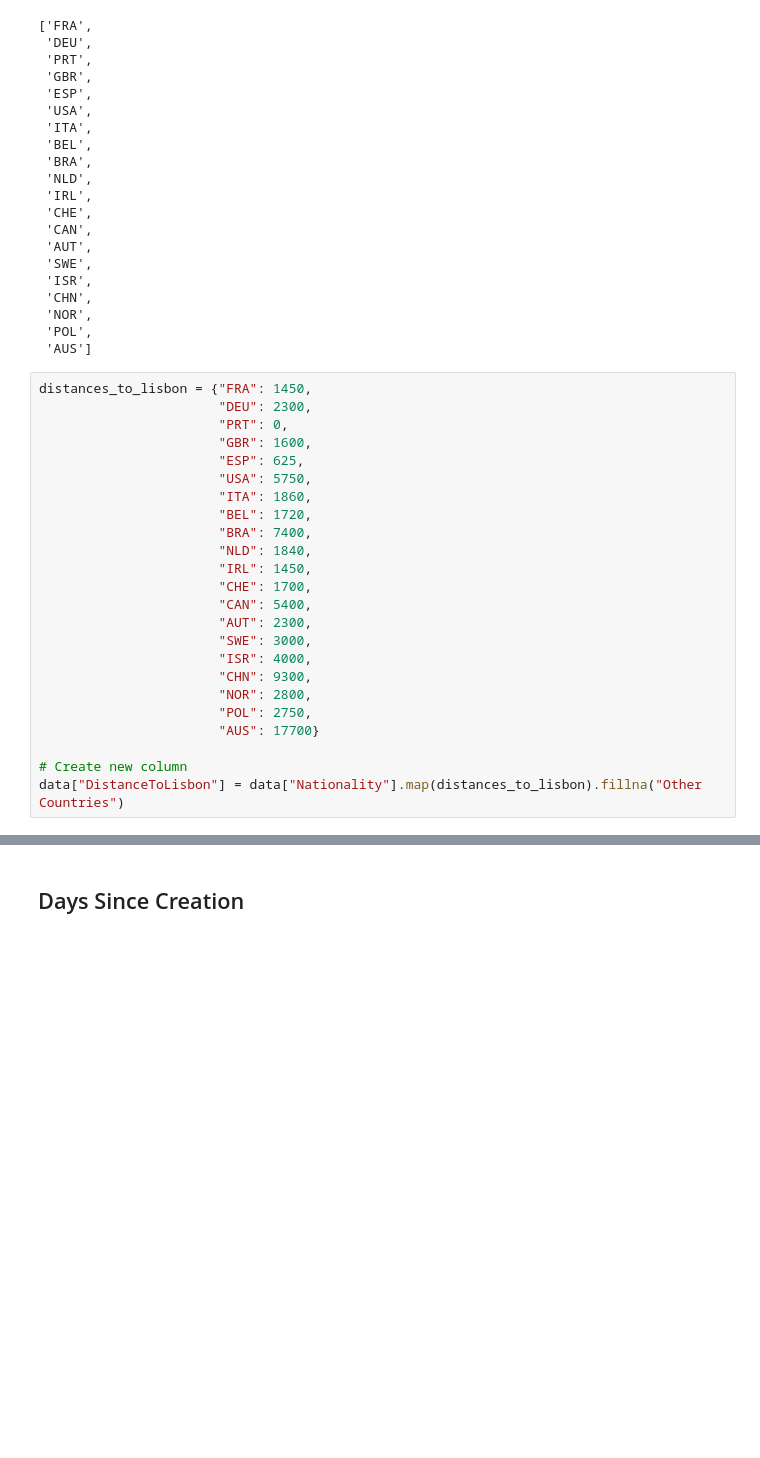
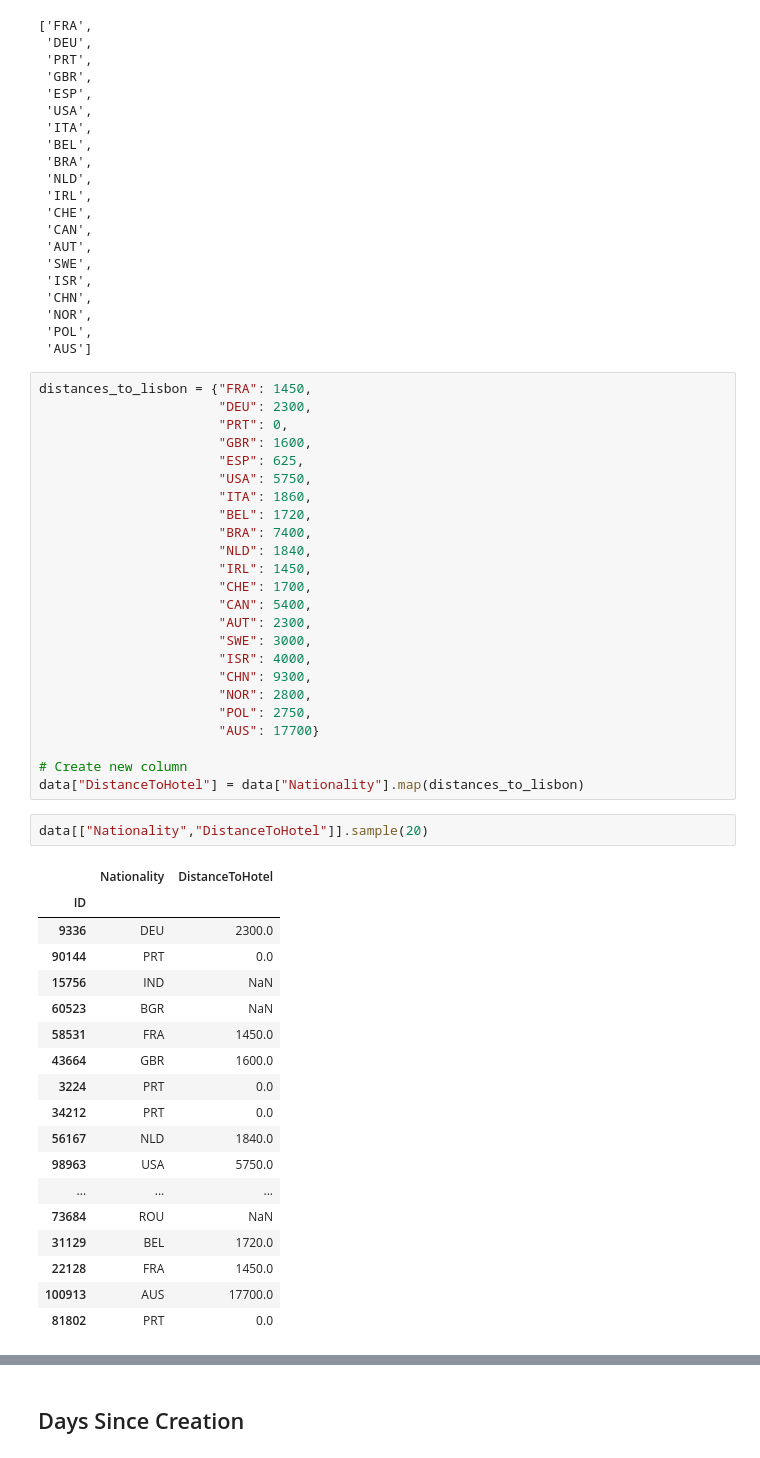
Before and after one commit to RubenCMarques/Hotel-Customer-Segmentation, a Jupyter notebook: Notebooks/Main_notebook.ipynb, the cells around one changed output, grey strips where cells are left out. Drawn from its saved outputs; the diff is of its cells as text; blank space fills up the shorter version.

```diff
--- a/Notebooks/Main_notebook.ipynb
+++ b/Notebooks/Main_notebook.ipynb
@@ -529,4 +529,25 @@ distances_to_lisbon = {"FRA": 1450,
                        "AUS": 17700}
 
 # Create new column
-data["DistanceToLisbon"] = data["Nationality"].map(distances_to_lisbon).fillna("Other Countries")
+data["DistanceToHotel"] = data["Nationality"].map(distances_to_lisbon)
+# %%
+data[["Nationality","DistanceToHotel"]].sample(20)
+# %% [output]
+|  | Nationality | DistanceToHotel |
+| ID |  |  |
+| 9336 | DEU | 2300.0 |
+| 90144 | PRT | 0.0 |
+| 15756 | IND | NaN |
+| 60523 | BGR | NaN |
+| 58531 | FRA | 1450.0 |
+| 43664 | GBR | 1600.0 |
+| 3224 | PRT | 0.0 |
+| 34212 | PRT | 0.0 |
+| 56167 | NLD | 1840.0 |
+| 98963 | USA | 5750.0 |
+| ... | ... | ... |
+| 73684 | ROU | NaN |
+| 31129 | BEL | 1720.0 |
+| 22128 | FRA | 1450.0 |
+| 100913 | AUS | 17700.0 |
+| 81802 | PRT | 0.0 |
```
Also changed, not shown: parts of 7 cells of this notebook.
